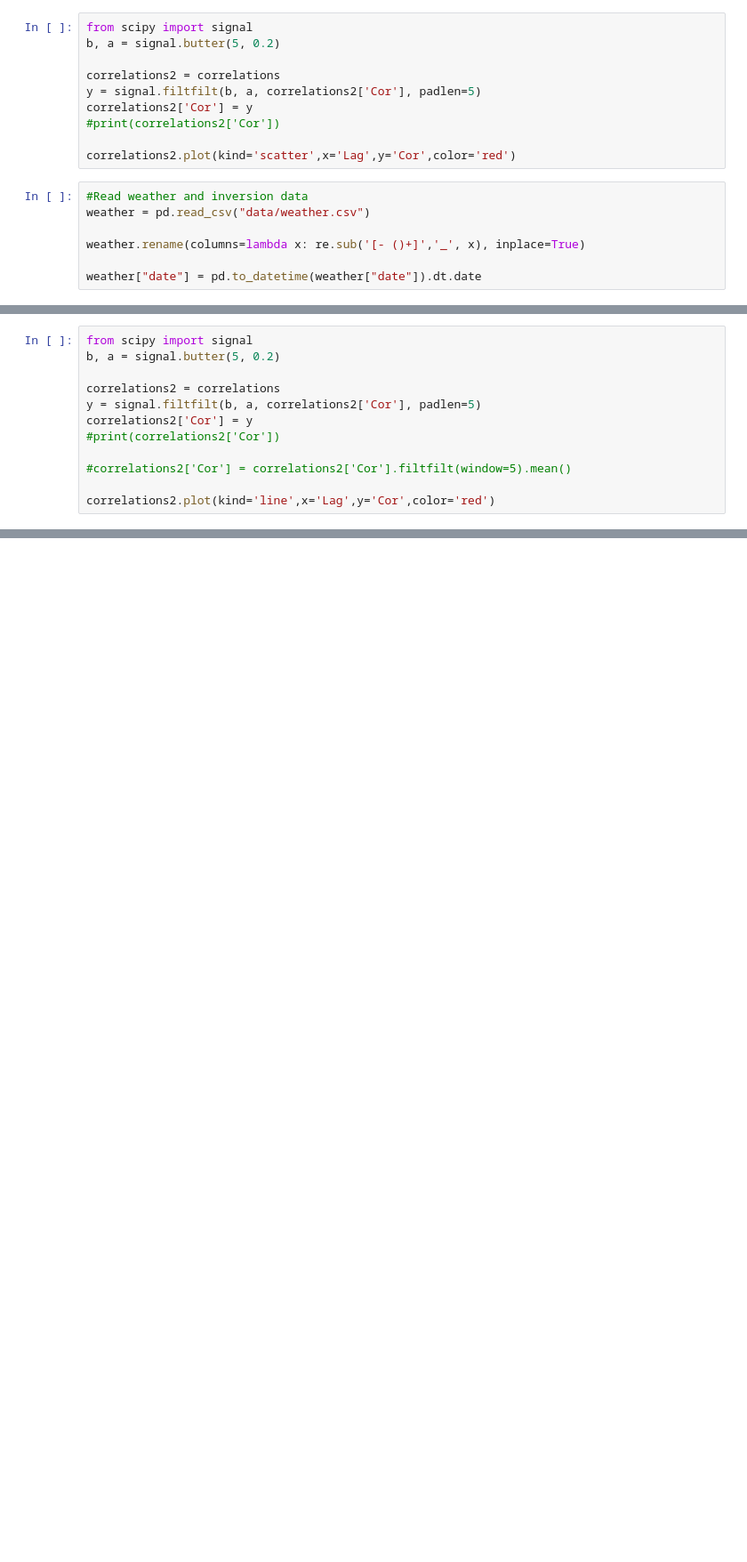
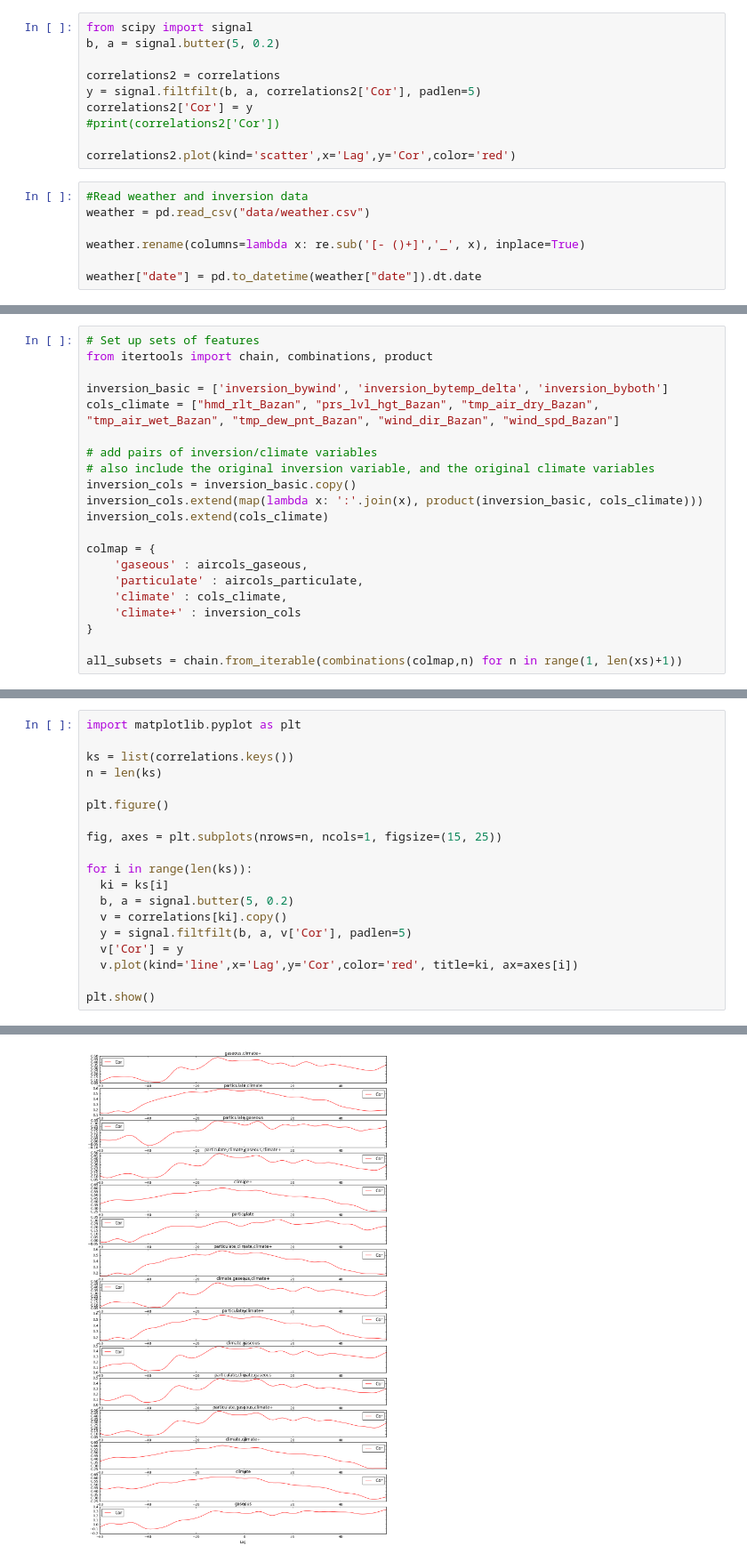
Before and after one commit to dpelleg/notebooks, a Jupyter notebook: pollution/weather_corr.ipynb, the cells around one changed output, grey strips where cells are left out. Shown at 89% size. Cells and saved outputs as stored; diff of their text form; blank space fills up the shorter version.

Commit message:
finished coding the correlations

```diff
--- a/pollution/weather_corr.ipynb
+++ b/pollution/weather_corr.ipynb
@@ -211,0 +176,21 @@ for lag in range(-60, 60):
+# %%
+# Set up sets of features
+from itertools import chain, combinations, product
+
+inversion_basic = ['inversion_bywind', 'inversion_bytemp_delta', 'inversion_byboth']
+cols_climate = ["hmd_rlt_Bazan", "prs_lvl_hgt_Bazan", "tmp_air_dry_Bazan", "tmp_air_wet_Bazan", "tmp_dew_pnt_Bazan", "wind_dir_Bazan", "wind_spd_Bazan"]
+
+# add pairs of inversion/climate variables
+# also include the original inversion variable, and the original climate variables
+inversion_cols = inversion_basic.copy()
+inversion_cols.extend(map(lambda x: ':'.join(x), product(inversion_basic, cols_climate)))
+inversion_cols.extend(cols_climate)
+
+colmap = {
+    'gaseous' : aircols_gaseous,
+    'particulate' : aircols_particulate,
+    'climate' : cols_climate,
+    'climate+' : inversion_cols
+}
+
+all_subsets = chain.from_iterable(combinations(colmap,n) for n in range(1, len(xs)+1))
@@ -212,12 +229,20 @@ for lag in range(-60, 60):
 # %%
-from scipy import signal
-b, a = signal.butter(5, 0.2)
+import matplotlib.pyplot as plt
 
-correlations2 = correlations
-y = signal.filtfilt(b, a, correlations2['Cor'], padlen=5)
-correlations2['Cor'] = y
-#print(correlations2['Cor'])
+ks = list(correlations.keys())
+n = len(ks)
 
-#correlations2['Cor'] = correlations2['Cor'].filtfilt(window=5).mean()
+plt.figure()
 
-correlations2.plot(kind='line',x='Lag',y='Cor',color='red')
+fig, axes = plt.subplots(nrows=n, ncols=1, figsize=(15, 25))
+
+for i in range(len(ks)):
+  ki = ks[i]
+  b, a = signal.butter(5, 0.2)
+  v = correlations[ki].copy()
+  y = signal.filtfilt(b, a, v['Cor'], padlen=5)
+  v['Cor'] = y
+  v.plot(kind='line',x='Lag',y='Cor',color='red', title=ki, ax=axes[i])
+
+plt.show()
+# %% [output]
@@ -223,0 +250 @@ correlations2.plot(kind='line',x='Lag',y='Cor',color='red')
+[figure, added]
```
Also changed, not shown: parts of 12 cells of this notebook, 2 other files.
